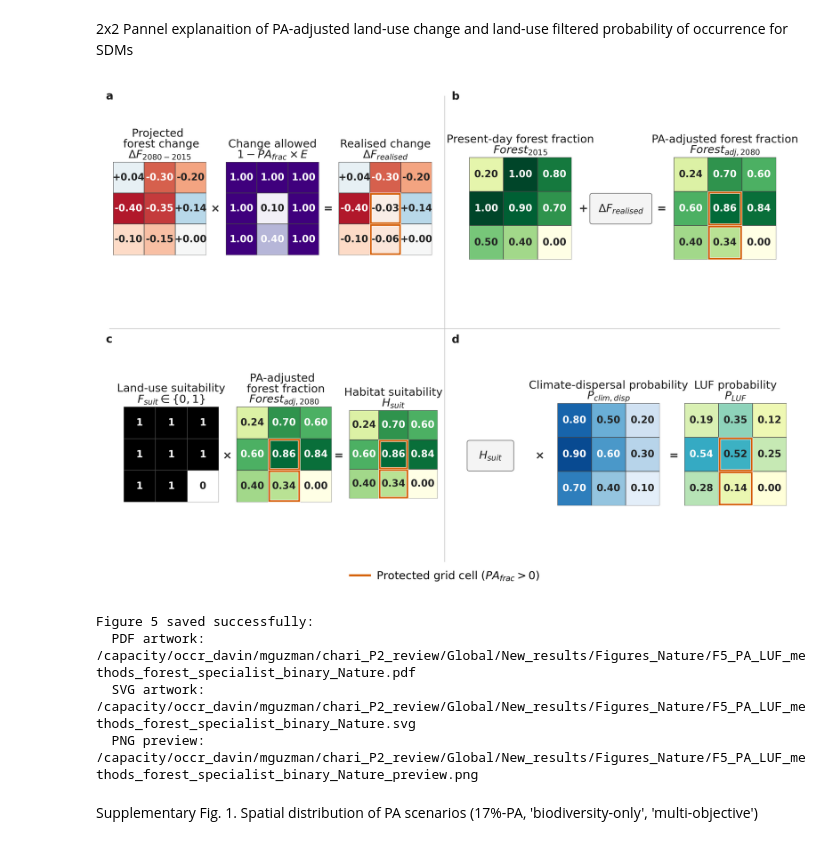
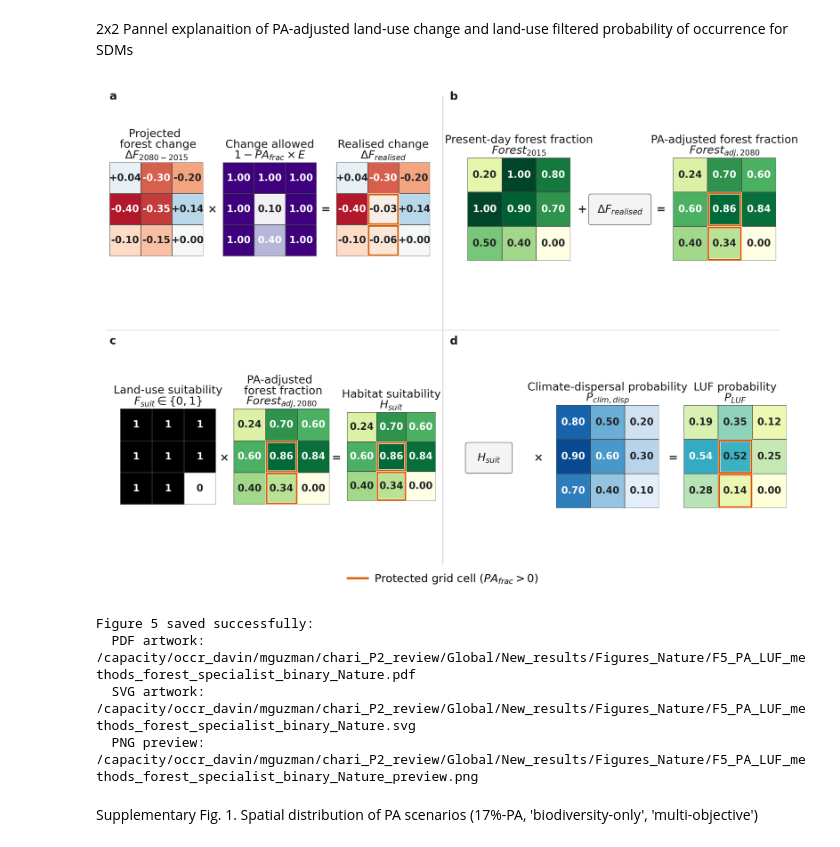
Before and after one commit to wyssacademy-unibe-ch/Climate_Hari_etal_SSP_RCP_PA_scenarios, a Jupyter notebook: postprocessing/4_Figures_global.ipynb, the cells around one changed output. Cells and saved outputs as stored; diff of their text form; code cells hidden in the pictures.

```diff
--- a/postprocessing/4_Figures_global.ipynb
+++ b/postprocessing/4_Figures_global.ipynb
@@ -4159,9 +4159,9 @@ def create_methods_figure():
         )
     )
 
-    add_step_label(fig, 0.020, 0.965, "a")
+    add_step_label(fig, 0.030, 0.965, "a")
     add_step_label(fig, 0.510, 0.965, "b")
-    add_step_label(fig, 0.020, 0.505, "c")
+    add_step_label(fig, 0.030, 0.505, "c")
     add_step_label(fig, 0.510, 0.505, "d")
 
     step_1_y = 0.620
@@ -4346,34 +4346,34 @@ def create_methods_figure():
     )
     fig.savefig(
         OUTPUT_SVG,
         format="svg",
         facecolor="white",
         edgecolor="white",
         transparent=False,
     )
     fig.savefig(
         OUTPUT_PNG,
         format="png",
         dpi=OUTPUT_DPI,
         facecolor="white",
         edgecolor="white",
         transparent=False,
         metadata=png_metadata,
     )
 
     plt.show()
     # For batch execution, replace plt.show() with plt.close(fig).
 
     print("Figure 5 saved successfully:")
     print(f"  PDF artwork: {OUTPUT_PDF}")
     print(f"  SVG artwork: {OUTPUT_SVG}")
     print(f"  PNG preview: {OUTPUT_PNG}")
 
 
 if __name__ == "__main__":
     create_methods_figure()
 # %% [output]
-[figure, old version]
+[figure, new version]
 Figure 5 saved successfully:
   PDF artwork: /capacity/occr_davin/mguzman/chari_P2_review/Global/New_results/Figures_Nature/F5_PA_LUF_methods_forest_specialist_binary_Nature.pdf
   SVG artwork: /capacity/occr_davin/mguzman/chari_P2_review/Global/New_results/Figures_Nature/F5_PA_LUF_methods_forest_specialist_binary_Nature.svg
```
